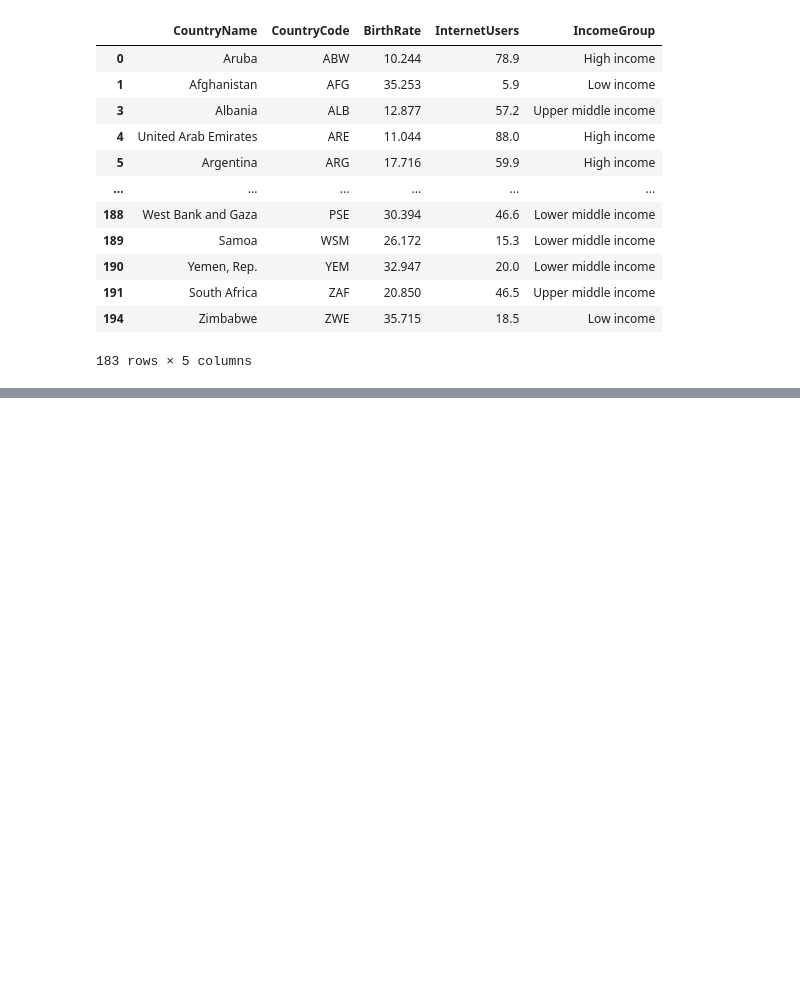
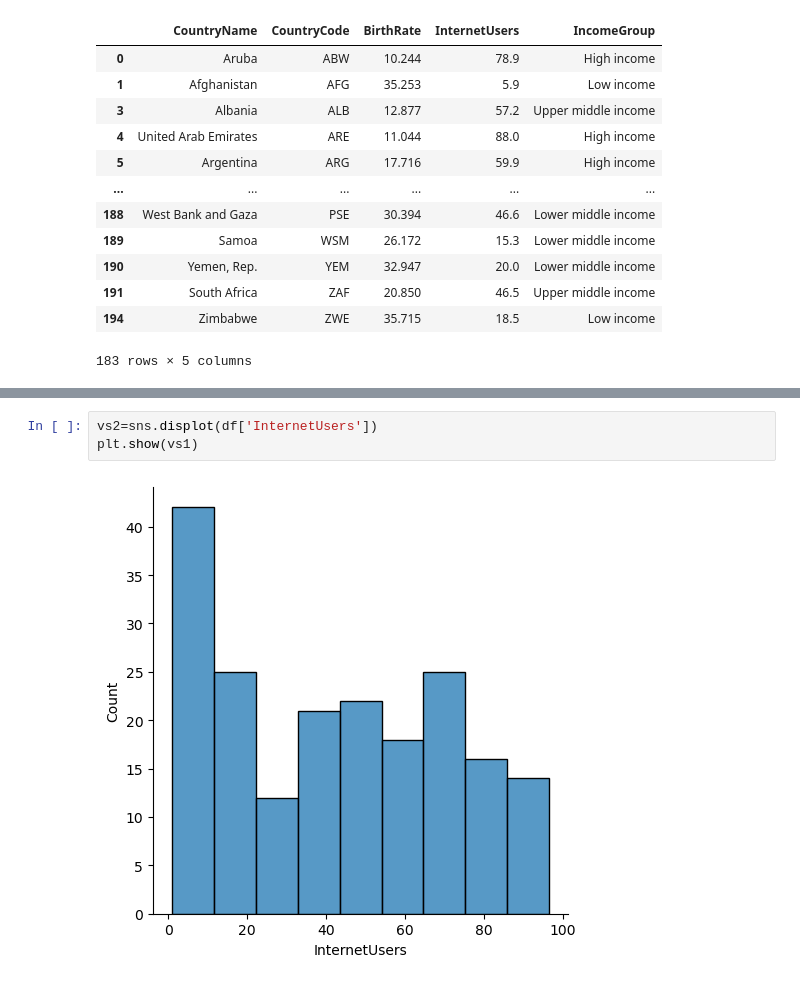
Before and after one commit to bharadwazai/nit_fsds, a Jupyter notebook: gdp analysis.ipynb, the cells around one changed output, grey strips where cells are left out. Cells and saved outputs as stored; diff of their text form; blank space fills up the shorter version.

```diff
--- a/gdp analysis.ipynb
+++ b/gdp analysis.ipynb
@@ -400,0 +466,5 @@ df[df.BirthRate<40]
+# %%
+vs2=sns.displot(df['InternetUsers'])
+plt.show(vs1)
+# %% [output]
+[figure, added]
```
Also changed, not shown: parts of 11 cells of this notebook.
